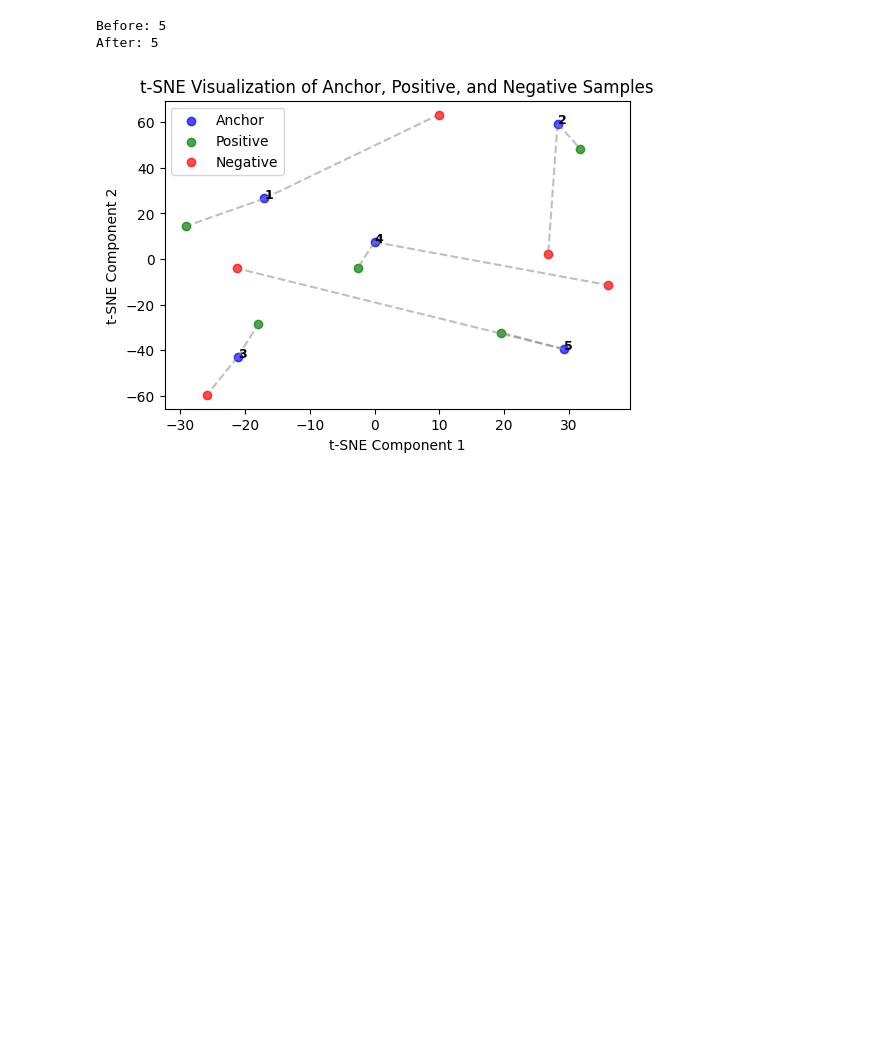
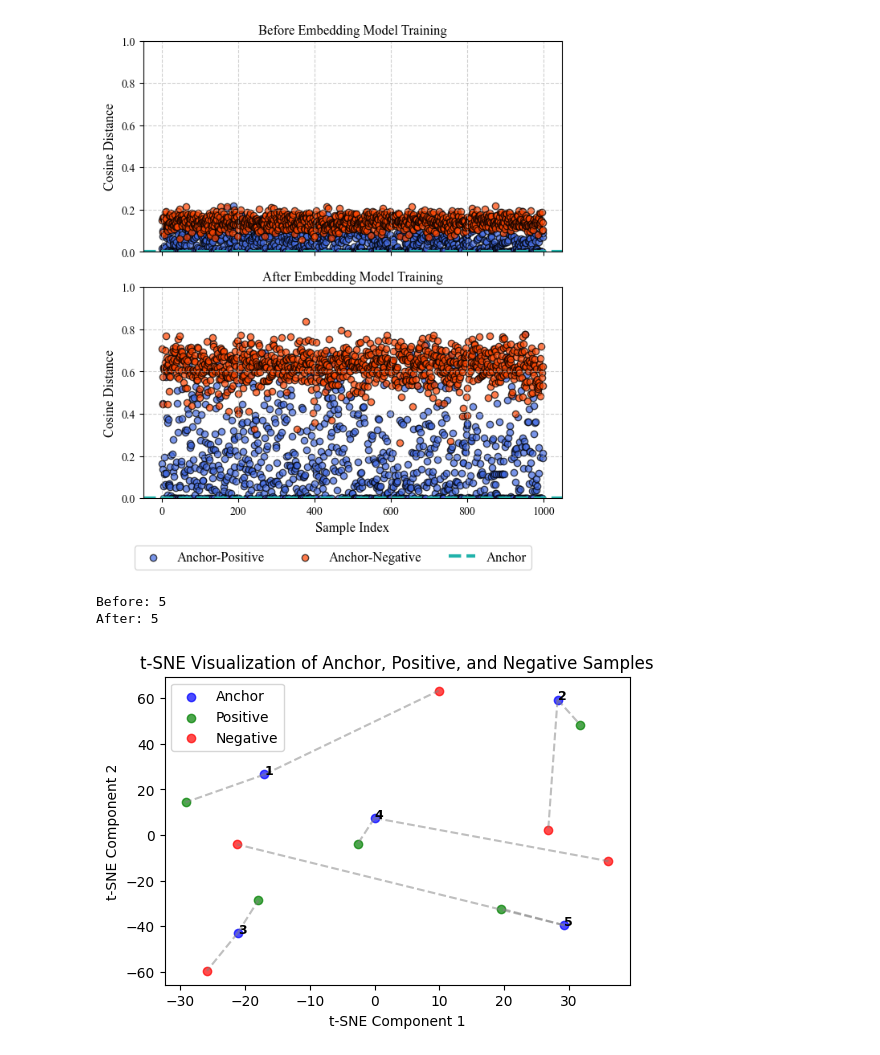
Before and after one commit to afifaniks/dedupt, a Jupyter notebook: src/visualize.ipynb, the cells around one changed output. Drawn from its saved outputs; the diff is of its cells as text; code cells hidden in the pictures; blank space fills up the shorter version.

Commit message:
Add more plots

```diff
--- a/src/visualize.ipynb
+++ b/src/visualize.ipynb
@@ -18,7 +18,7 @@ device = "cuda" if torch.cuda.is_available() else "cpu"
 print(f"Using device: {device}")
 
 dataset_key = "netbeans_pretrain_10"
-run_name = "bge-base-netbeans_10"
+run_name = "bge-base-netbeans_10_class_new_triplet"
 generate_dataset = False
 batch_size = 16
 eval_size = 1000
@@ -29,10 +29,10 @@ num_test_pairs = 1
 frame_freq = {}
 
 test_dataset = Dataset.load_from_disk(f"datasets/{dataset_key}_eval")
-model = SentenceTransformer("BAAI/bge-base-en")
+model_before = SentenceTransformer("BAAI/bge-base-en")
 model_after = SentenceTransformer(f"models/{run_name}/final")
 
-print(f"Model sequence length: {model.max_seq_length}")
+print(f"Model sequence length: {model_before.max_seq_length}")
 
 # Find model size in CUDA
 print(f"Model size: {torch.cuda.memory_allocated() / 1024 ** 3:.2f} GB")
@@ -152,0 +99,11 @@ visualize_distances_before_after(test_dataset, model, model_after, num_samples=1
+# %%
+from matplotlib import font_manager
+
+font_path = "/home/mdafifal.mamun/research/S3M/src/times.ttf"  # Adjust based on your OS
+
+font_manager.fontManager.addfont(font_path)
+
+print(font_manager.fontManager.ttflist)
+
+plt.rcParams["font.family"] = "serif"
+plt.rcParams["font.serif"] = "Times New Roman"
@@ -153,3 +177,7 @@ visualize_distances_before_after(test_dataset, model, model_after, num_samples=1
+# %%
+visualize_distances_before_after()
+# %% [output]
+[figure, added]
 # %%
 import numpy as np
 import matplotlib.pyplot as plt
```
Also changed, not shown: parts of 10 cells of this notebook.
